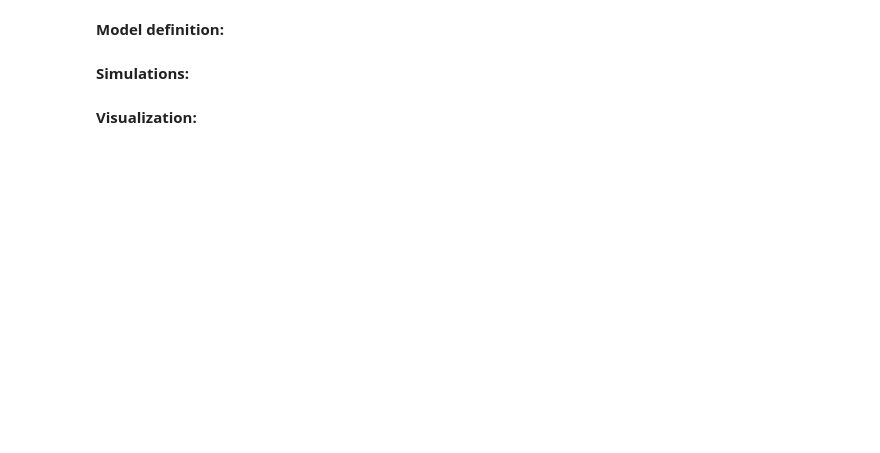
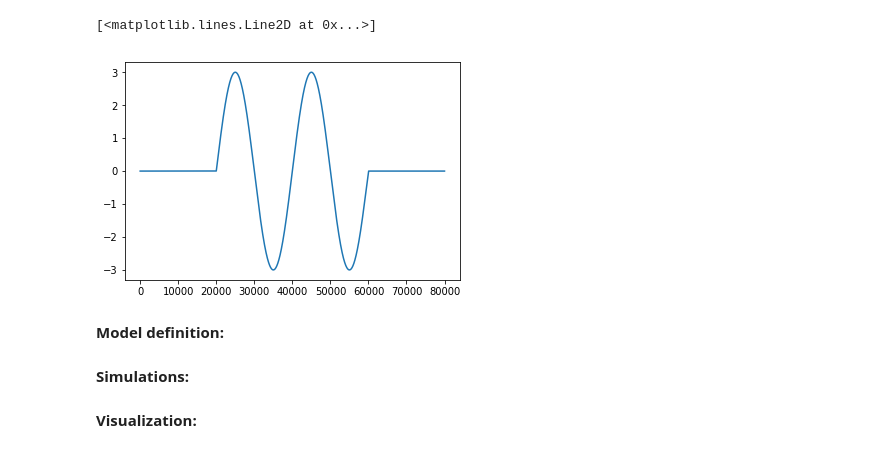
Before and after one commit to Richert/BrainNetworks, a Jupyter notebook: CMC/documentation/Montbrio_model_extension.ipynb, the cells around one changed output. Drawn from its saved outputs; the diff is of its cells as text; code cells hidden in the pictures; blank space fills up the shorter version.

```diff
--- a/CMC/documentation/Montbrio_model_extension.ipynb
+++ b/CMC/documentation/Montbrio_model_extension.ipynb
@@ -86,15 +32,23 @@ Below, we show the membrane potential and firing rate dynamics for constant and
 
 **Parameter definition:**
 # %%
-dt = 1e-4
+# general parameters
+dt = np.round(5e-5, decimals=6)
 T = 4.
+
+# input parameters
 mu = 3.
 input_start = int(1./dt)
-input_end = int(3./dt)
+input_end = int((T-1.)/dt)
 input_constant = np.zeros((int(T/dt), 1))
 input_constant[input_start:input_end] = mu
 input_oscillatory = np.zeros_like(input_constant)
-input_oscillatory[input_start:input_end, 0] = 3. * np.sin(np.pi * np.arange(input_start * dt, input_end * dt, dt))
+input_oscillatory[input_start:input_end, 0] = 3. * np.sin(np.pi * dt * 2. * np.arange(input_start, input_end, 1))
+
+plt.plot(input_oscillatory)
+# %% [output]
+[<matplotlib.lines.Line2D at 0x...>]
+[figure, added]
 # %% [markdown]
 **Model definition:**
 # %%
```
Also changed, not shown: parts of 125 cells of this notebook, 11 other files.
